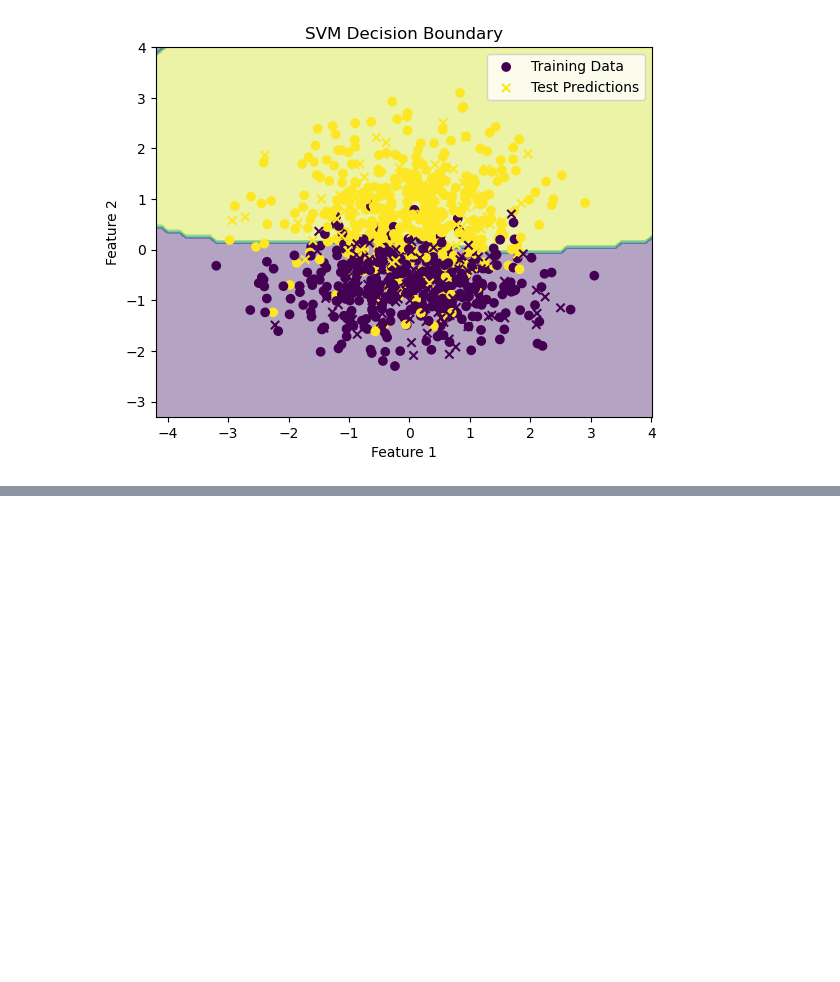
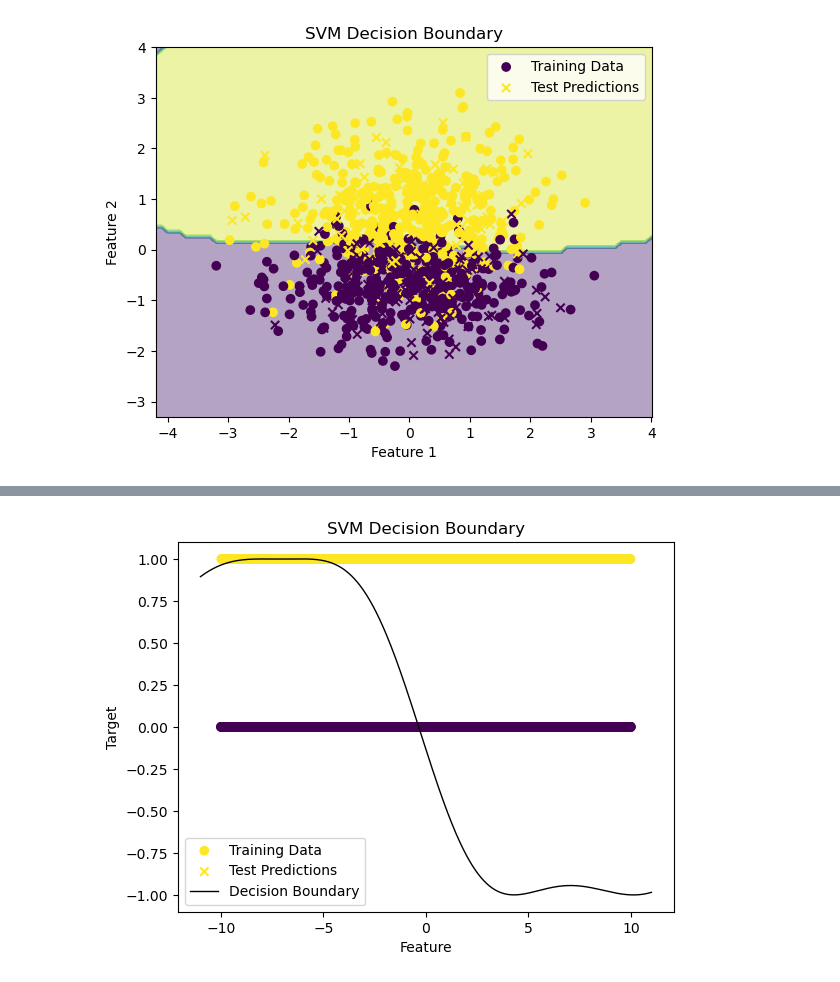
Before and after one commit to ameek12/Kernel_Trick, a Jupyter notebook: Kernel_Trick.ipynb, the cells around one changed output, grey strips where cells are left out. Drawn from its saved outputs; the diff is of its cells as text; code cells hidden in the pictures; blank space fills up the shorter version.

```diff
--- a/Kernel_Trick.ipynb
+++ b/Kernel_Trick.ipynb
@@ -71,0 +126,24 @@ plt.show()
+# %%
+# Define the range of values for the feature
+x_min, x_max = X_train_reshaped.min() - 1, X_train_reshaped.max() + 1
+
+# Generate evenly spaced values within the range
+xx = np.linspace(x_min, x_max, 1000).reshape(-1, 1)
+
+# Predict the class labels for each point on the decision boundary
+Z = clf.decision_function(xx)
+
+# Plot decision boundary and data points
+plt.scatter(X_train_reshaped, y_train, c=y_train, marker='o', label='Training Data')
+plt.scatter(X_test_reshaped, y_pred, c=y_pred, marker='x', label='Test Predictions')
+plt.plot(xx, Z, color='k', linestyle='-', linewidth=1, label='Decision Boundary')
+plt.xlabel('Feature')
+plt.ylabel('Target')
+plt.title('SVM Decision Boundary')
+plt.legend()
+plt.show()
+# The decision boundary is splitting the two classes 0 and 1.
+# Points on one side of the boundary are predicted to belong to one class and points on the other side are predicted to belong to another class.
+# The decision boundary is determined by the SVM algorithm based on the training data.
+# %% [output]
+[figure, added]
```
Also changed, not shown: parts of 4 cells of this notebook.
